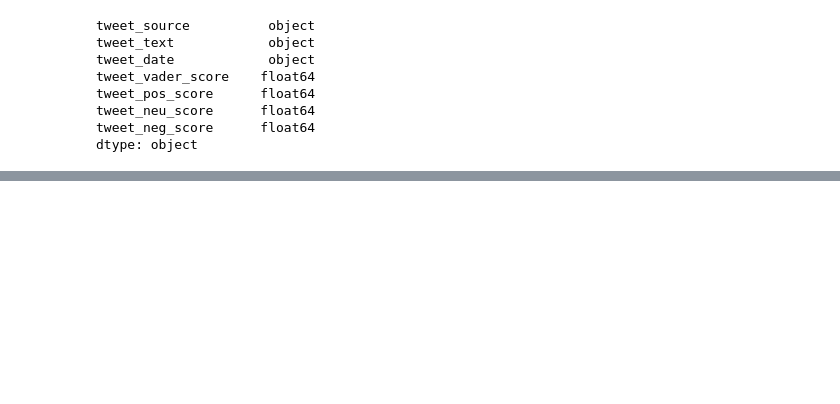
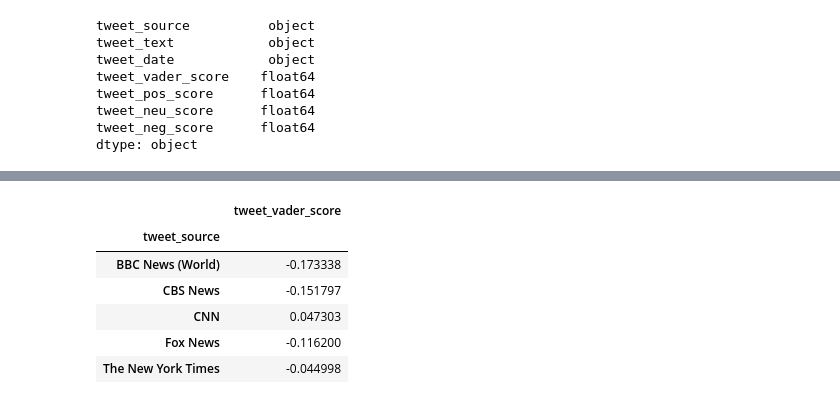
Before and after one commit to jwu047/News-Mood, a Jupyter notebook: jw_07_news_mood.ipynb, the cells around one changed output, grey strips where cells are left out. Drawn from its saved outputs; the diff is of its cells as text; code cells hidden in the pictures; blank space fills up the shorter version.

```diff
--- a/jw_07_news_mood.ipynb
+++ b/jw_07_news_mood.ipynb
@@ -93,0 +141,13 @@ tweet_df["tweet_date"] = pd.to_datetime(tweet_df["tweet_date"])
+# %%
+# Get the average compound scores (vader scores)
+mean_compound_score = tweet_df.groupby(["tweet_source"]).mean()["tweet_vader_score"]
+mean_compound_score_df = pd.DataFrame(mean_compound_score)
+mean_compound_score_df.head()
+# %% [output]
+|  | tweet_vader_score |
+| tweet_source |  |
+| BBC News (World) | -0.173338 |
+| CBS News | -0.151797 |
+| CNN | 0.047303 |
+| Fox News | -0.116200 |
+| The New York Times | -0.044998 |
```
Also changed, not shown: parts of 11 cells of this notebook.
